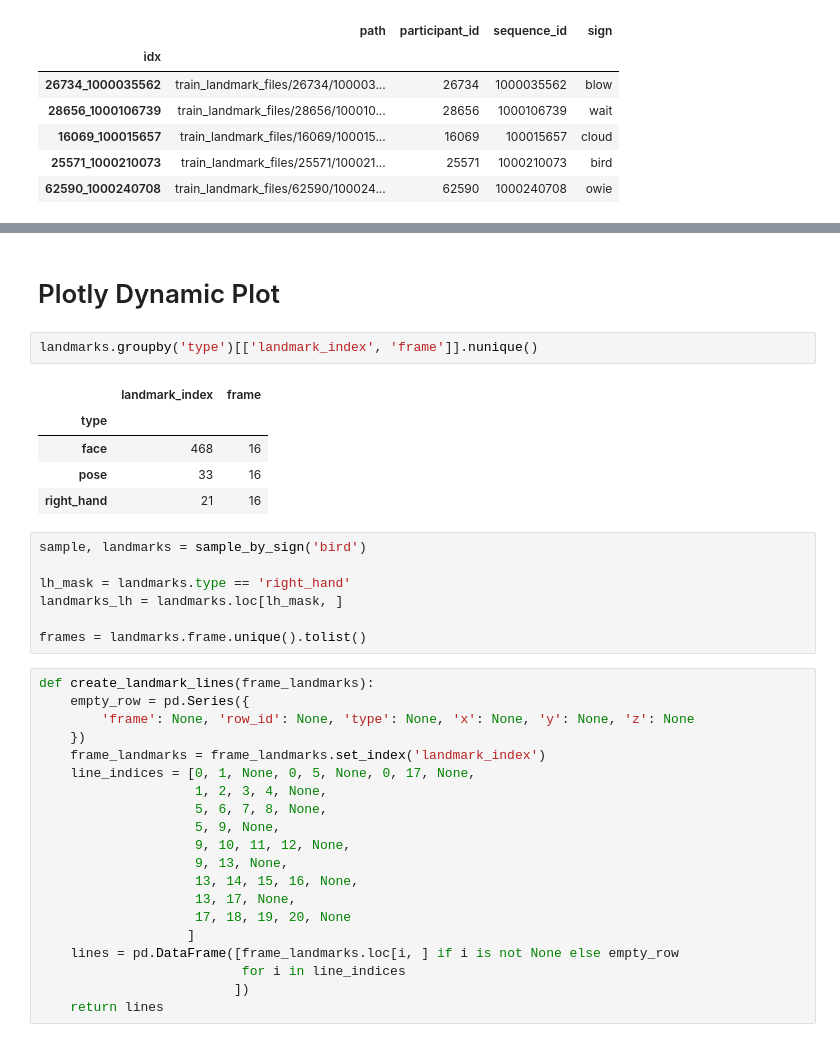
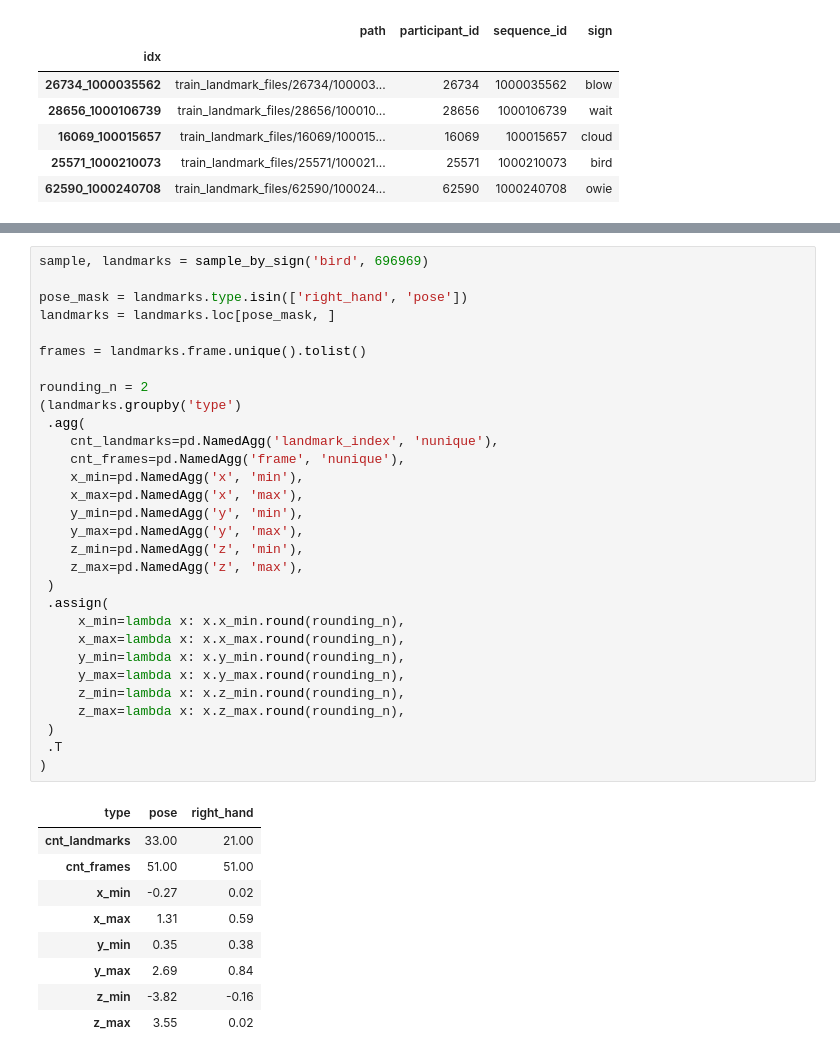
Before and after one commit to brendanfitz/kaggle, a Jupyter notebook: asl-signs/asl-signs-eda.ipynb, the cells around one changed output, grey strips where cells are left out. Cells and saved outputs as stored; diff of their text form.

```diff
--- a/asl-signs/asl-signs-eda.ipynb
+++ b/asl-signs/asl-signs-eda.ipynb
@@ -77,38 +89,41 @@ def sample_by_sign(sign):
     return sample, landmarks
-# %% [markdown]
-# Plotly Dynamic Plot
-# %%
-landmarks.groupby('type')[['landmark_index', 'frame']].nunique()
-# %% [output]
-|  | landmark_index | frame |
-| type |  |  |
-| face | 468 | 16 |
-| pose | 33 | 16 |
-| right_hand | 21 | 16 |
-# %%
-sample, landmarks = sample_by_sign('bird')
-
-lh_mask = landmarks.type == 'right_hand'
-landmarks_lh = landmarks.loc[lh_mask, ]
-
-frames = landmarks.frame.unique().tolist()
-# %%
-def create_landmark_lines(frame_landmarks):
-    empty_row = pd.Series({
-        'frame': None, 'row_id': None, 'type': None, 'x': None, 'y': None, 'z': None
-    })
-    frame_landmarks = frame_landmarks.set_index('landmark_index')
-    line_indices = [0, 1, None, 0, 5, None, 0, 17, None,
-                    1, 2, 3, 4, None,
-                    5, 6, 7, 8, None,
-                    5, 9, None,
-                    9, 10, 11, 12, None,
-                    9, 13, None,
-                    13, 14, 15, 16, None,
-                    13, 17, None,
-                    17, 18, 19, 20, None
-                   ]
-    lines = pd.DataFrame([frame_landmarks.loc[i, ] if i is not None else empty_row
-                          for i in line_indices
-                         ])
-    return lines
+# %%
+sample, landmarks = sample_by_sign('bird', 696969)
+
+pose_mask = landmarks.type.isin(['right_hand', 'pose'])
+landmarks = landmarks.loc[pose_mask, ]
+
+frames = landmarks.frame.unique().tolist()
+
+rounding_n = 2
+(landmarks.groupby('type')
+ .agg(
+    cnt_landmarks=pd.NamedAgg('landmark_index', 'nunique'),
+    cnt_frames=pd.NamedAgg('frame', 'nunique'),
+    x_min=pd.NamedAgg('x', 'min'),
+    x_max=pd.NamedAgg('x', 'max'),
+    y_min=pd.NamedAgg('y', 'min'),
+    y_max=pd.NamedAgg('y', 'max'),
+    z_min=pd.NamedAgg('z', 'min'),
+    z_max=pd.NamedAgg('z', 'max'),
+ )
+ .assign(
+     x_min=lambda x: x.x_min.round(rounding_n),
+     x_max=lambda x: x.x_max.round(rounding_n),
+     y_min=lambda x: x.y_min.round(rounding_n),
+     y_max=lambda x: x.y_max.round(rounding_n),
+     z_min=lambda x: x.z_min.round(rounding_n),
+     z_max=lambda x: x.z_max.round(rounding_n),
+ )
+ .T
+)
+# %% [output]
+| type | pose | right_hand |
+| cnt_landmarks | 33.00 | 21.00 |
+| cnt_frames | 51.00 | 51.00 |
+| x_min | -0.27 | 0.02 |
+| x_max | 1.31 | 0.59 |
+| y_min | 0.35 | 0.38 |
+| y_max | 2.69 | 0.84 |
+| z_min | -3.82 | -0.16 |
+| z_max | 3.55 | 0.02 |
```
Also changed, not shown: parts of 9 cells of this notebook, 1 other file.
